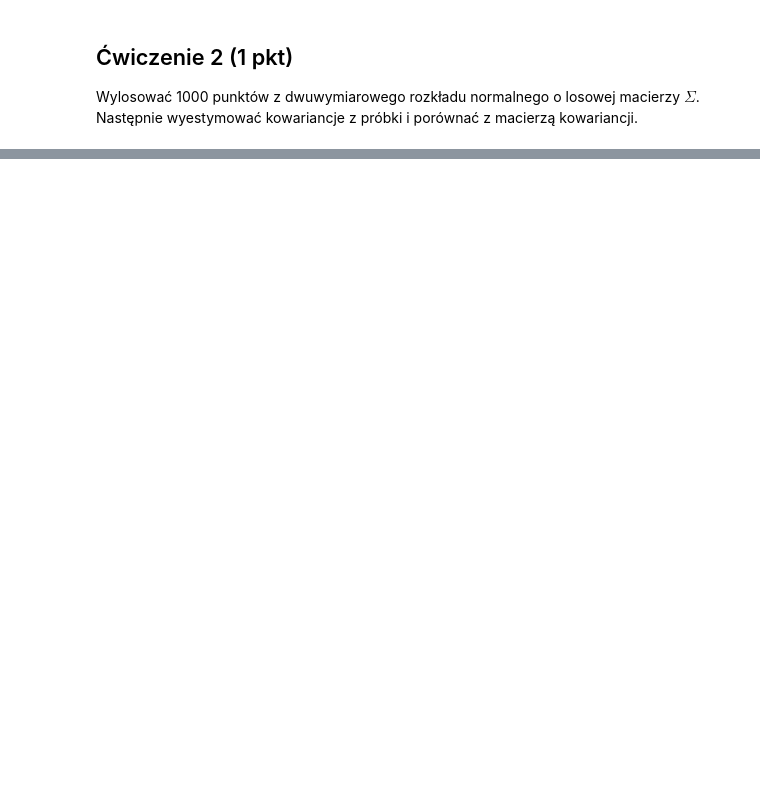
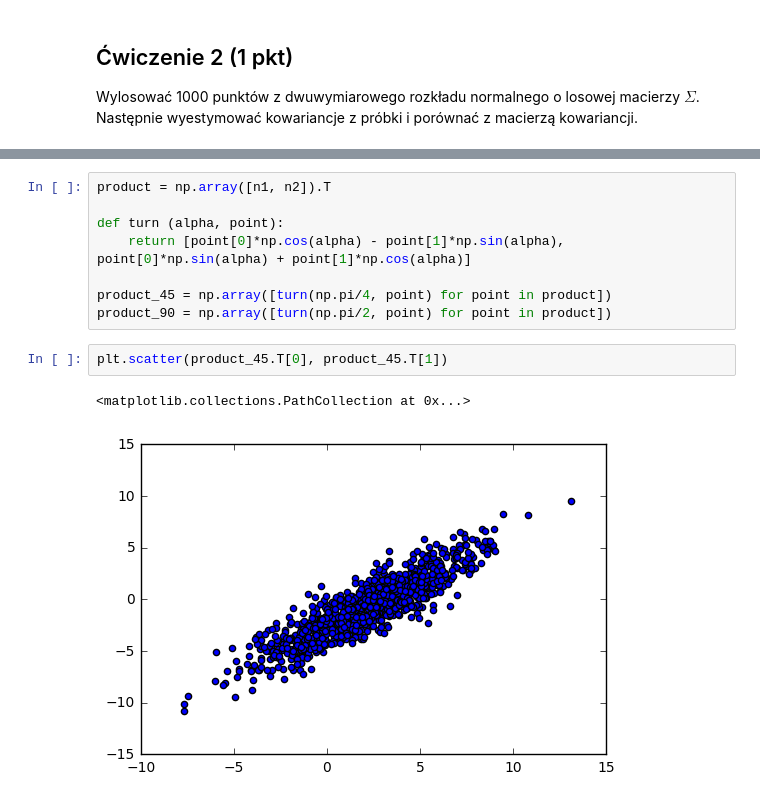
Before and after one commit to klasocha/ml_notebooks, a Jupyter notebook: L2b.ipynb, the cells around one changed output, grey strips where cells are left out. Drawn from its saved outputs; the diff is of its cells as text; blank space fills up the shorter version.

```diff
--- a/L2b.ipynb
+++ b/L2b.ipynb
@@ -135,0 +168,13 @@ print(est_cov)
+# %%
+product = np.array([n1, n2]).T
+
+def turn (alpha, point):
+    return [point[0]*np.cos(alpha) - point[1]*np.sin(alpha), point[0]*np.sin(alpha) + point[1]*np.cos(alpha)]
+
+product_45 = np.array([turn(np.pi/4, point) for point in product])
+product_90 = np.array([turn(np.pi/2, point) for point in product])
+# %%
+plt.scatter(product_45.T[0], product_45.T[1])
+# %% [output]
+<matplotlib.collections.PathCollection at 0x...>
+[figure, added]
```
Also changed, not shown: parts of 28 cells of this notebook.
